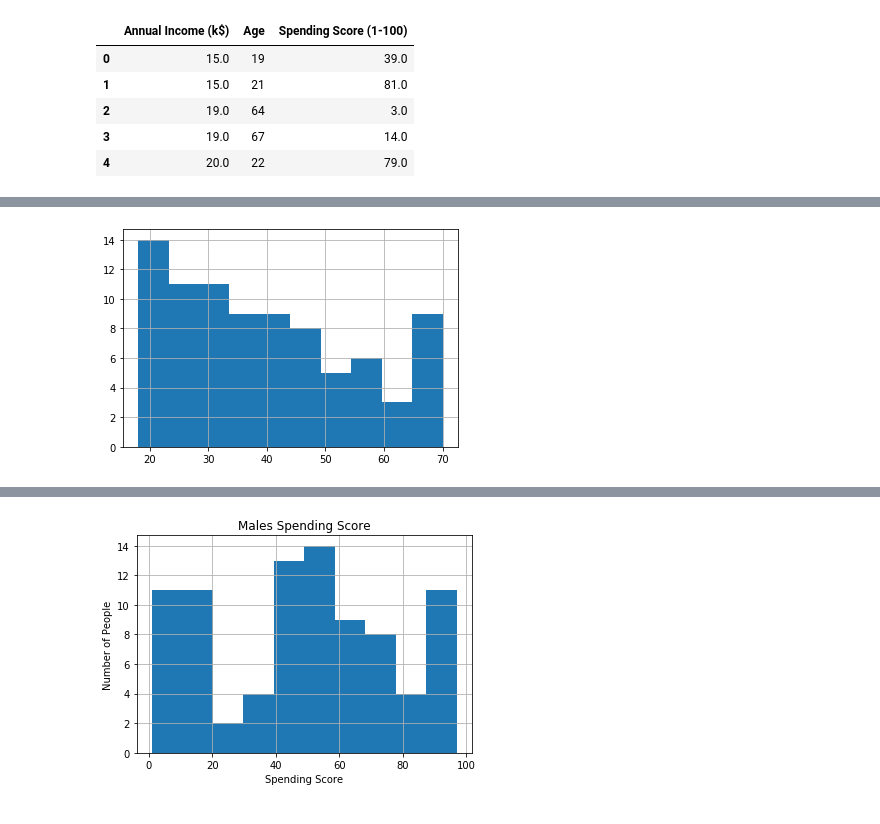
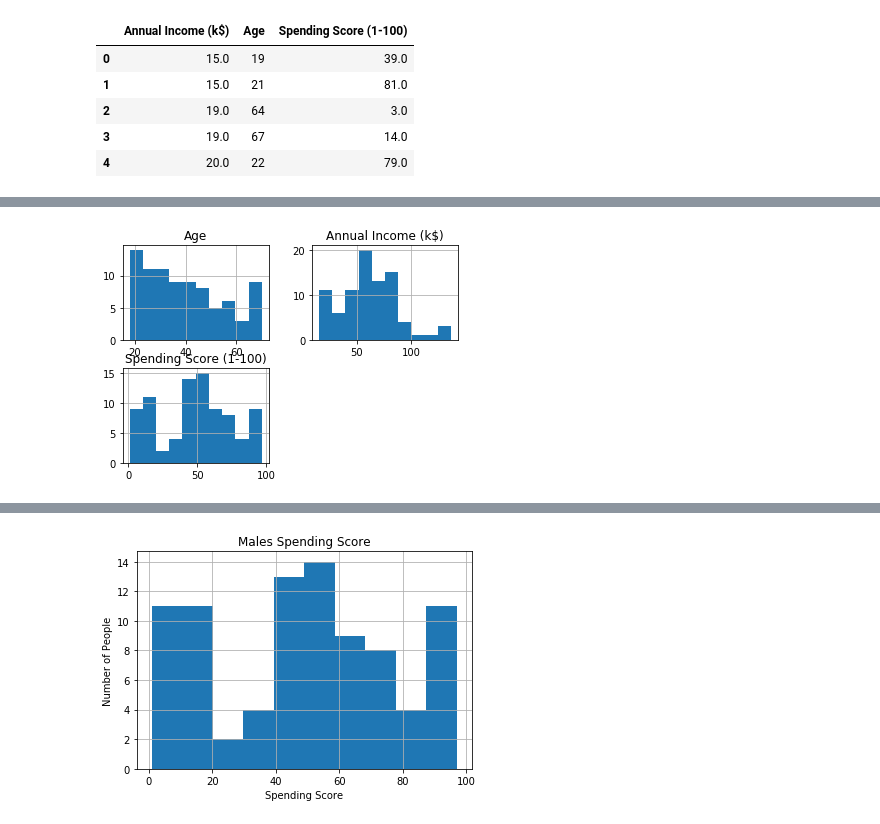
Before and after one commit to ipatel467/Customer-Segmentation, a Jupyter notebook: index.ipynb, the cells around one changed output, grey strips where cells are left out. Drawn from its saved outputs; the diff is of its cells as text; code cells hidden in the pictures.

```diff
--- a/index.ipynb
+++ b/index.ipynb
@@ -187,4 +208,4 @@ males_avg_spend_score.head()
 # %%
-males_avg_spend_score.Age.hist();
+males_avg_spend_score.hist();
 # %% [output]
-[figure, old version]
+[figure, new version]
```
Also changed, not shown: parts of 7 cells of this notebook.
